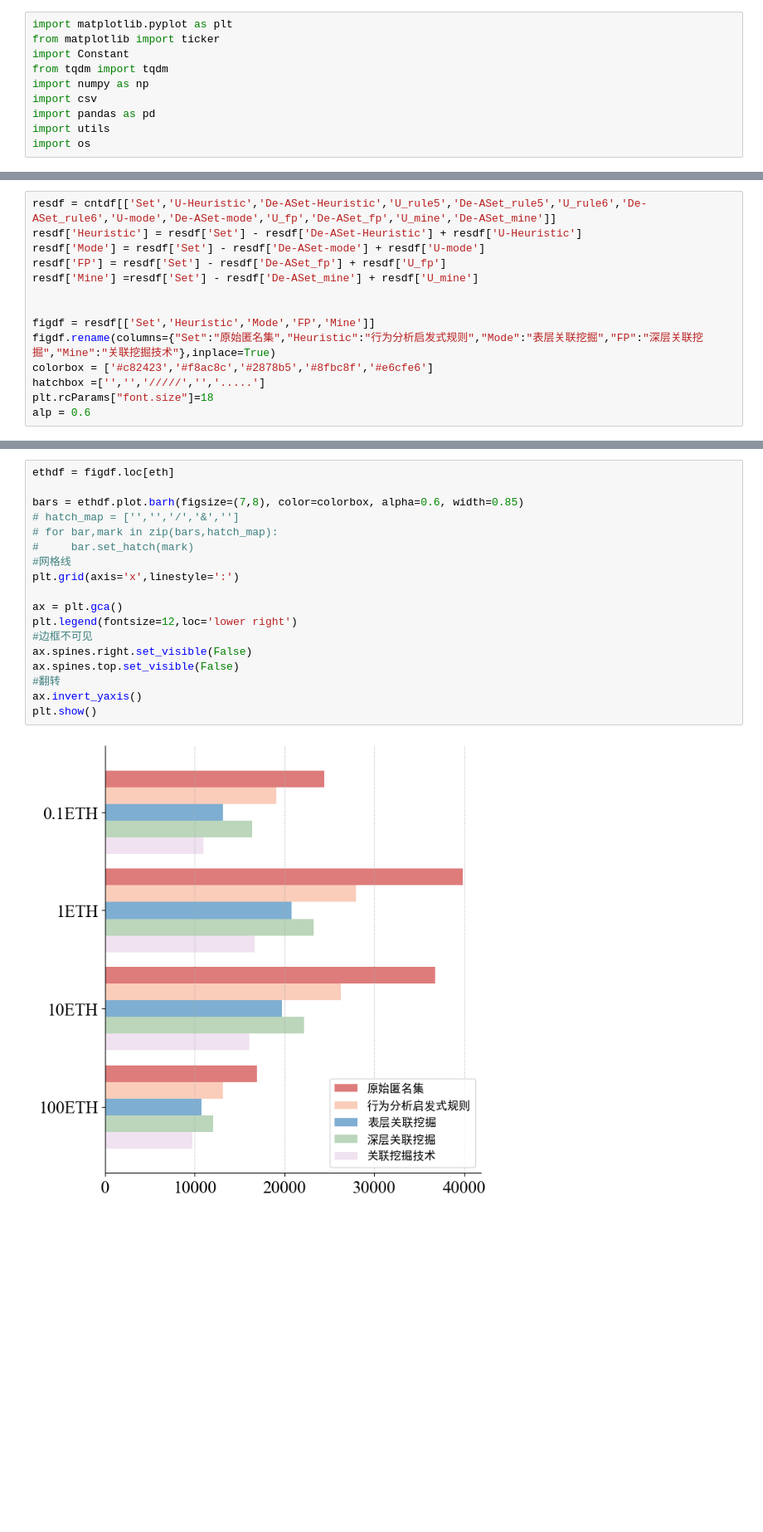
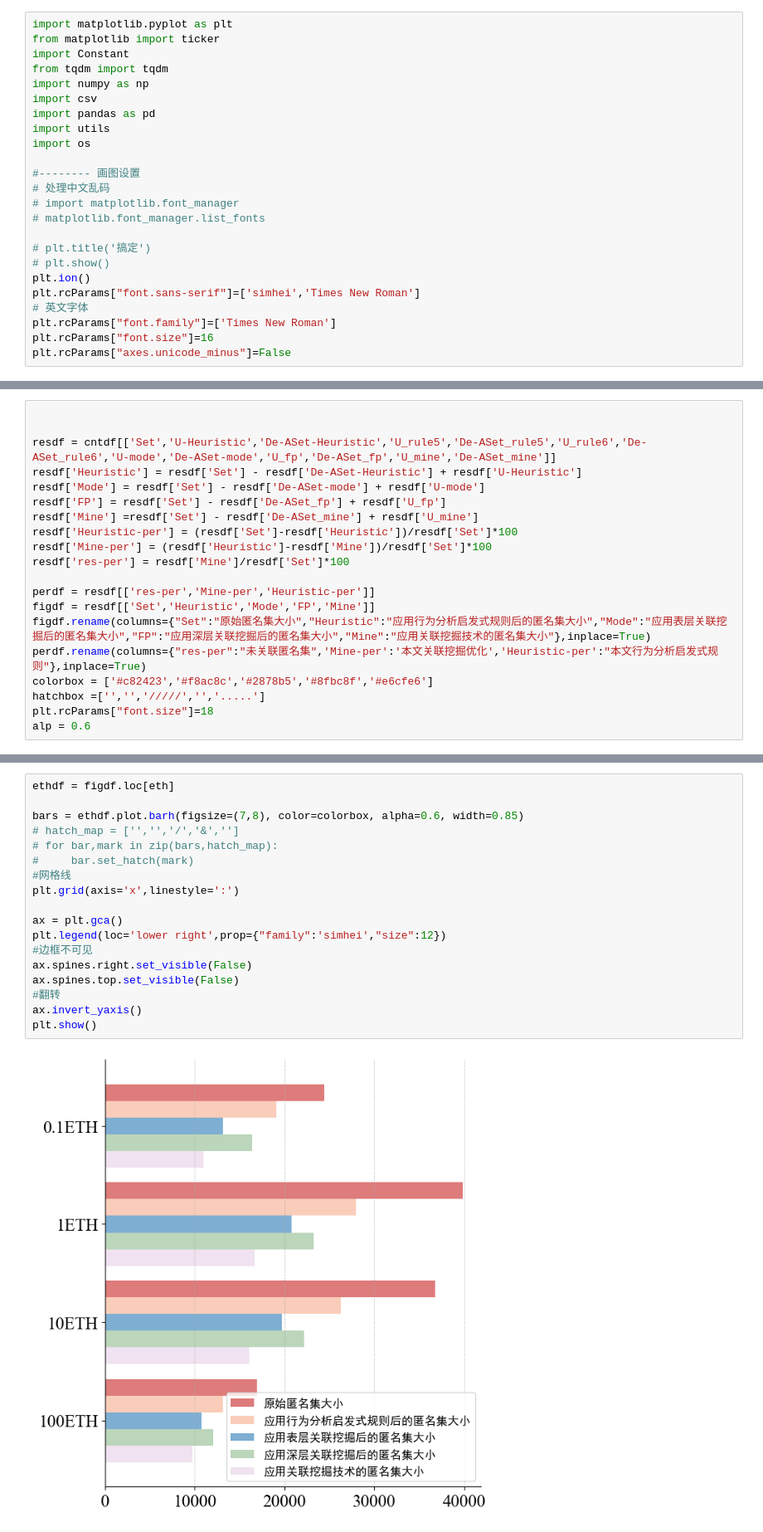
Before and after one commit to Cagayake-1/TornadoCluster, a Jupyter notebook: DeAnonymySize.ipynb, the cells around one changed output, grey strips where cells are left out. Shown at 83% size. Cells and saved outputs as stored; diff of their text form; blank space fills up the shorter version.

```diff
--- a/DeAnonymySize.ipynb
+++ b/DeAnonymySize.ipynb
@@ -8,6 +8,20 @@ import csv
 import pandas as pd
 import utils
 import os
+
+#-------- 画图设置
+# 处理中文乱码
+# import matplotlib.font_manager
+# matplotlib.font_manager.list_fonts
+
+# plt.title('搞定')
+# plt.show()
+plt.ion()
+plt.rcParams["font.sans-serif"]=['simhei','Times New Roman']
+# 英文字体
+plt.rcParams["font.family"]=['Times New Roman']
+plt.rcParams["font.size"]=16
+plt.rcParams["axes.unicode_minus"]=False
 # %%
 values = ['0.1ETH', '1ETH', '10ETH', '100ETH',
           '100DAI', '1,000DAI', '10,000DAI', '100,000DAI',
@@ -44,13 +84,19 @@ else:
 # %%
+
+
 resdf = cntdf[['Set','U-Heuristic','De-ASet-Heuristic','U_rule5','De-ASet_rule5','U_rule6','De-ASet_rule6','U-mode','De-ASet-mode','U_fp','De-ASet_fp','U_mine','De-ASet_mine']]
 resdf['Heuristic'] = resdf['Set'] - resdf['De-ASet-Heuristic'] + resdf['U-Heuristic']
 resdf['Mode'] = resdf['Set'] - resdf['De-ASet-mode'] + resdf['U-mode']
 resdf['FP'] = resdf['Set'] - resdf['De-ASet_fp'] + resdf['U_fp']
 resdf['Mine'] =resdf['Set'] - resdf['De-ASet_mine'] + resdf['U_mine']
+resdf['Heuristic-per'] = (resdf['Set']-resdf['Heuristic'])/resdf['Set']*100
+resdf['Mine-per'] = (resdf['Heuristic']-resdf['Mine'])/resdf['Set']*100
+resdf['res-per'] = resdf['Mine']/resdf['Set']*100
 
-
+perdf = resdf[['res-per','Mine-per','Heuristic-per']]
 figdf = resdf[['Set','Heuristic','Mode','FP','Mine']]
-figdf.rename(columns={"Set":"原始匿名集","Heuristic":"行为分析启发式规则","Mode":"表层关联挖掘","FP":"深层关联挖掘","Mine":"关联挖掘技术"},inplace=True)
+figdf.rename(columns={"Set":"原始匿名集大小","Heuristic":"应用行为分析启发式规则后的匿名集大小","Mode":"应用表层关联挖掘后的匿名集大小","FP":"应用深层关联挖掘后的匿名集大小","Mine":"应用关联挖掘技术的匿名集大小"},inplace=True)
+perdf.rename(columns={"res-per":"未关联匿名集",'Mine-per':'本文关联挖掘优化','Heuristic-per':"本文行为分析启发式规则"},inplace=True)
 colorbox = ['#c82423','#f8ac8c','#2878b5','#8fbc8f','#e6cfe6']
 hatchbox =['','','/////','','.....']
 plt.rcParams["font.size"]=18
@@ -334,20 +483,20 @@ plt.show()
 # %%
 ethdf = figdf.loc[eth]
 
 bars = ethdf.plot.barh(figsize=(7,8), color=colorbox, alpha=0.6, width=0.85)
 # hatch_map = ['','','/','&','']
 # for bar,mark in zip(bars,hatch_map):
 #     bar.set_hatch(mark)
 #网格线
 plt.grid(axis='x',linestyle=':')
 
 ax = plt.gca()
-plt.legend(fontsize=12,loc='lower right')
+plt.legend(loc='lower right',prop={"family":'simhei',"size":12})
 #边框不可见
 ax.spines.right.set_visible(False)
 ax.spines.top.set_visible(False)
 #翻转
 ax.invert_yaxis()
 plt.show()
 # %% [output]
-[figure, old version]
+[figure, new version]
```
Also changed, not shown: parts of 6 cells of this notebook, 1 other file.
